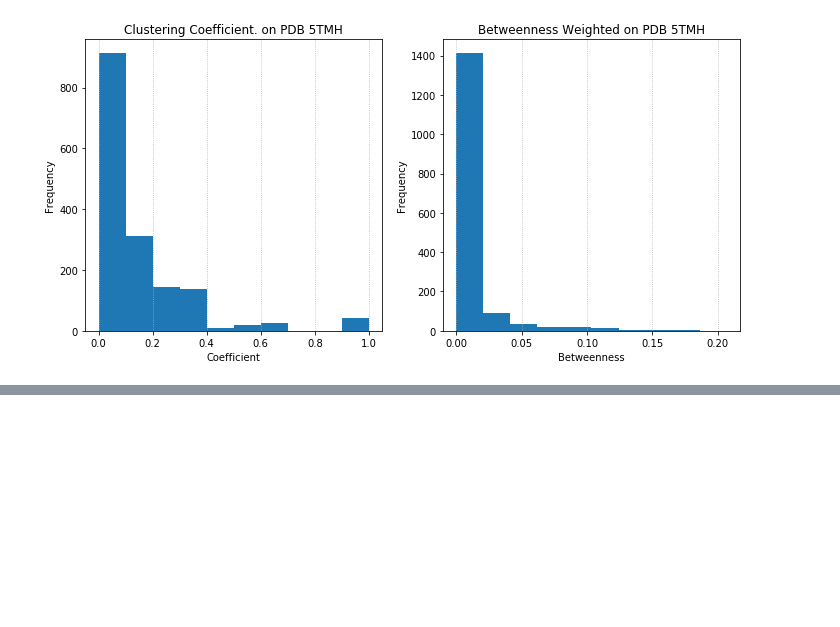
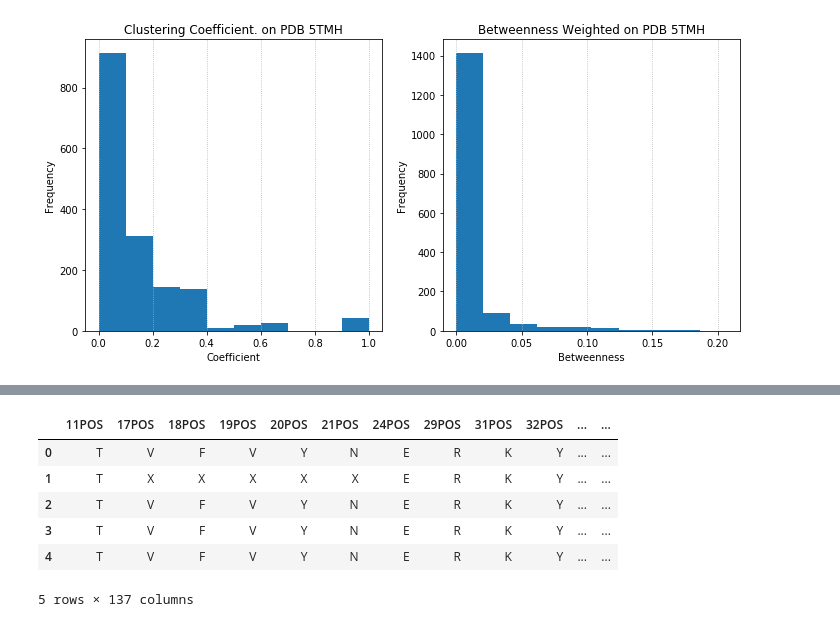
Before and after one commit to bombermal/Proj_BSc_Zika-Analysis-2, a Jupyter notebook: Second approach.ipynb, the cells around one changed output, grey strips where cells are left out. Drawn from its saved outputs; the diff is of its cells as text; code cells hidden in the pictures; blank space fills up the shorter version.

```diff
--- a/Second approach.ipynb
+++ b/Second approach.ipynb
@@ -194,11 +198,3 @@ for ii in names:
 [figure]
 [figure]
 [figure]
-# %%
-def returnIdList(poliListAmino, poliListDegree, polimorfValue, degreeValues):
-    poliList = wFunc.findPoli(poliListAmino, polimorfValue)
-    temp = poliListDegree[poliListDegree[poliList.columns] > degreeValues].dropna(how="all", axis=1)
-    temp2 = poliListDegree.iloc[:,:1].copy()
-    return temp2.join(temp).ID.tolist()
-
-temp = returnIdList(poliListAmino[0], poliListDegree[0], 4, 8)
@@ -235,16 +200,0 @@ temp.head()
-# %%
-dataList = ['5GS6', '5IY3', '5K6K', '5JMT', "5TMH"]
-for ii, jj in enumerate(dataList):
-    temp = returnIdList(poliListAmino[ii], poliListAmino[ii], 4, 8)
-    temp2 = pd.DataFrame()
-    for kk in temp:
-        tam = len(temp2)
-        temp2.loc[tam, "ID"] = kk
-        temp2.loc[tam, "Region"] = fastaProDF[fastaProDF.ID == kk].Region.values[0]
-        temp2.loc[tam, "Date"] = fastaProDF[fastaProDF.ID == kk].Date.values[0]
-
-    fig, (ax1, ax2) = plt.subplots(1, 2, figsize=[15, 5])
-    temp2.Region.value_counts().plot(kind="bar", ax=ax1)
-    ax2.plot_date(temp2.Region, temp2.Date)
-    ax2.xaxis.set_tick_params(rotation=90, labelsize=10)
-    plt.show()
@@ -256,0 +201,19 @@ for ii, jj in enumerate(dataList):
+# %%
+def findPoli(df, size=4):
+    temp = []
+    names = df.columns.tolist()
+    for ii in names:
+        aux = len(df[ii].value_counts())
+        if aux >= size:
+            temp.append(ii)
+    return df[temp].iloc[:,1:].copy()
+# %%
+findPoli(poliListAmino[0], 4).head()
+# %% [output]
+|  | 11POS | 17POS | 18POS | 19POS | 20POS | 21POS | 24POS | 29POS | 31POS | 32POS | ... | ... |
+| 0 | T | V | F | V | Y | N | E | R | K | Y | ... | ... |
+| 1 | T | X | X | X | X | X | E | R | K | Y | ... | ... |
+| 2 | T | V | F | V | Y | N | E | R | K | Y | ... | ... |
+| 3 | T | V | F | V | Y | N | E | R | K | Y | ... | ... |
+| 4 | T | V | F | V | Y | N | E | R | K | Y | ... | ... |
+5 rows × 137 columns
```
Also changed, not shown: parts of 18 cells of this notebook, 5 other files.
